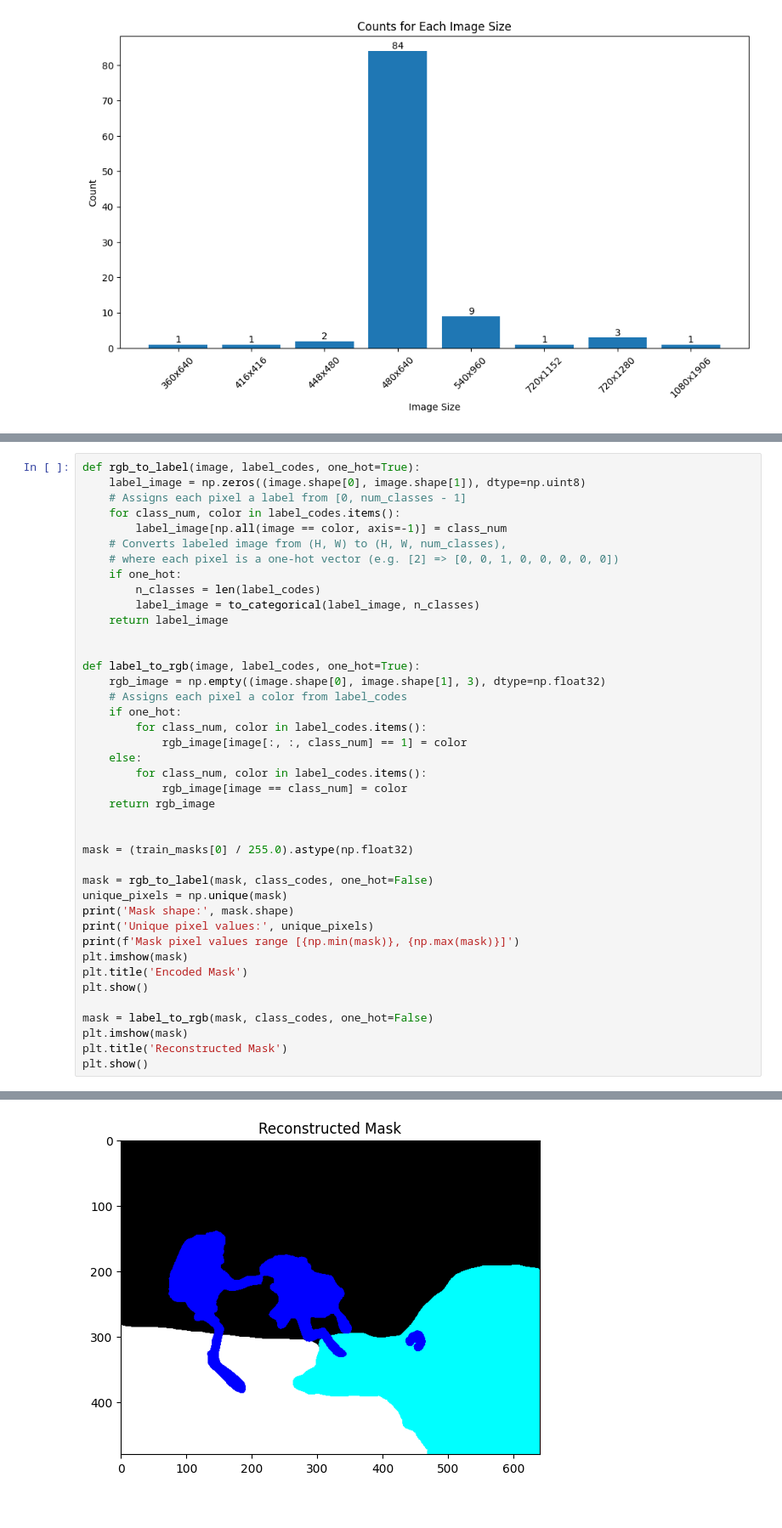
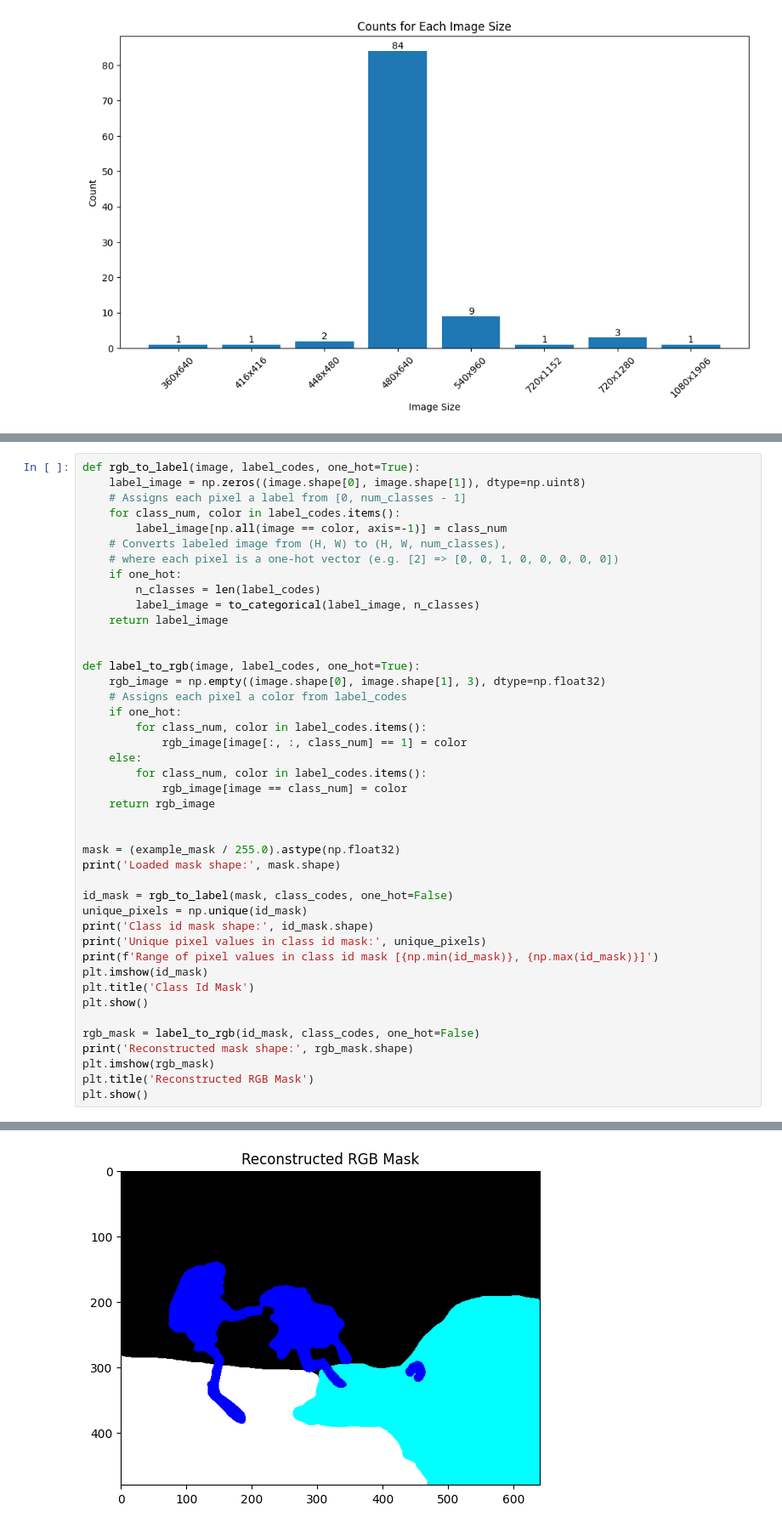
Before and after one commit to AkosKappel/ComputerVision, a Jupyter notebook: assignment-4/EDA.ipynb, the cells around one changed output, grey strips where cells are left out. Shown at 85% size. Cells and saved outputs as stored; diff of their text form.

```diff
--- a/assignment-4/EDA.ipynb
+++ b/assignment-4/EDA.ipynb
@@ -200,19 +246,21 @@ def label_to_rgb(image, label_codes, one_hot=True):
     return rgb_image
 
 
-mask = (train_masks[0] / 255.0).astype(np.float32)
+mask = (example_mask / 255.0).astype(np.float32)
+print('Loaded mask shape:', mask.shape)
 
-mask = rgb_to_label(mask, class_codes, one_hot=False)
-unique_pixels = np.unique(mask)
-print('Mask shape:', mask.shape)
-print('Unique pixel values:', unique_pixels)
-print(f'Mask pixel values range [{np.min(mask)}, {np.max(mask)}]')
-plt.imshow(mask)
-plt.title('Encoded Mask')
+id_mask = rgb_to_label(mask, class_codes, one_hot=False)
+unique_pixels = np.unique(id_mask)
+print('Class id mask shape:', id_mask.shape)
+print('Unique pixel values in class id mask:', unique_pixels)
+print(f'Range of pixel values in class id mask [{np.min(id_mask)}, {np.max(id_mask)}]')
+plt.imshow(id_mask)
+plt.title('Class Id Mask')
 plt.show()
 
-mask = label_to_rgb(mask, class_codes, one_hot=False)
-plt.imshow(mask)
-plt.title('Reconstructed Mask')
+rgb_mask = label_to_rgb(id_mask, class_codes, one_hot=False)
+print('Reconstructed mask shape:', rgb_mask.shape)
+plt.imshow(rgb_mask)
+plt.title('Reconstructed RGB Mask')
 plt.show()
 # %% [output]
@@ -223,2 +273,2 @@ Mask pixel values range [0, 7]
-[figure, old version]
+[figure, new version]
 # %%
```
Also changed, not shown: parts of 10 cells of this notebook, 1 other file.
